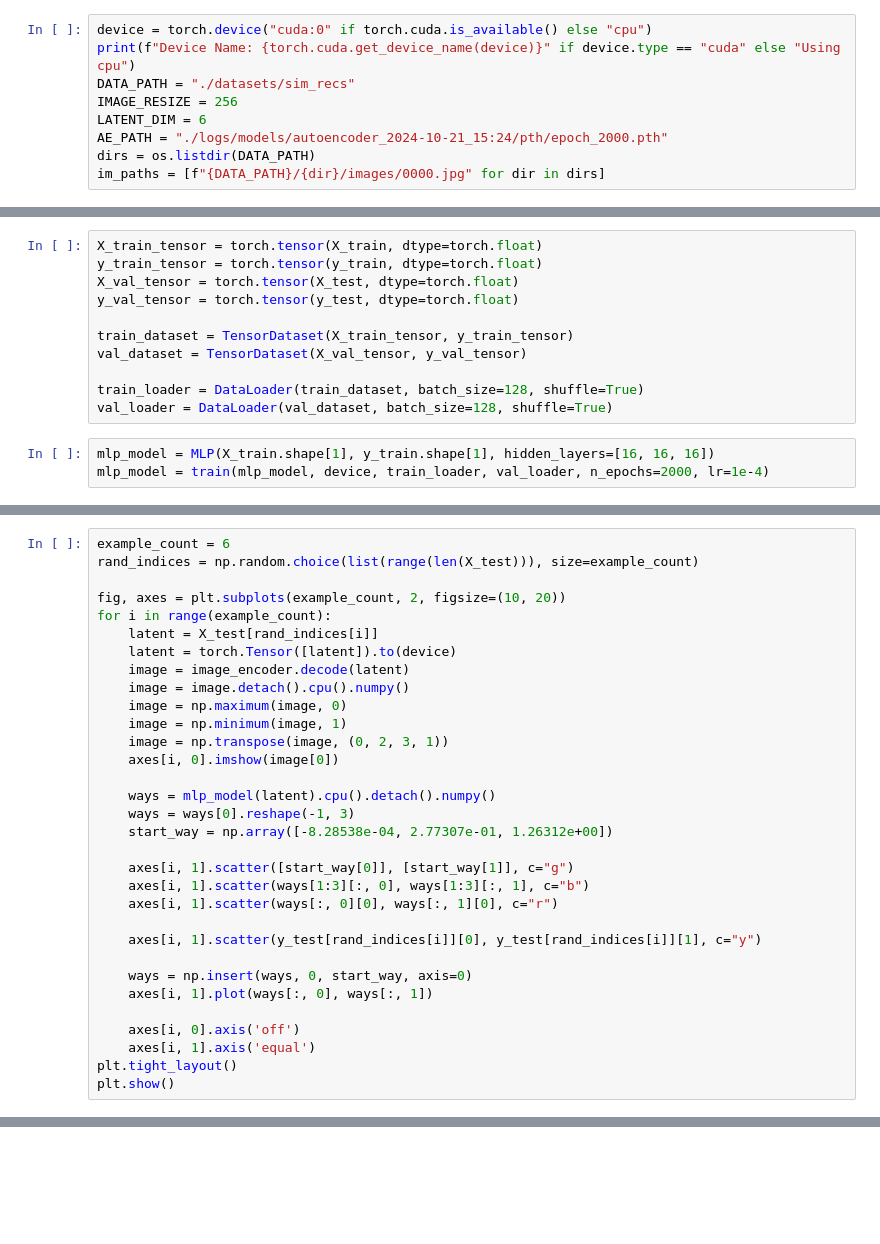
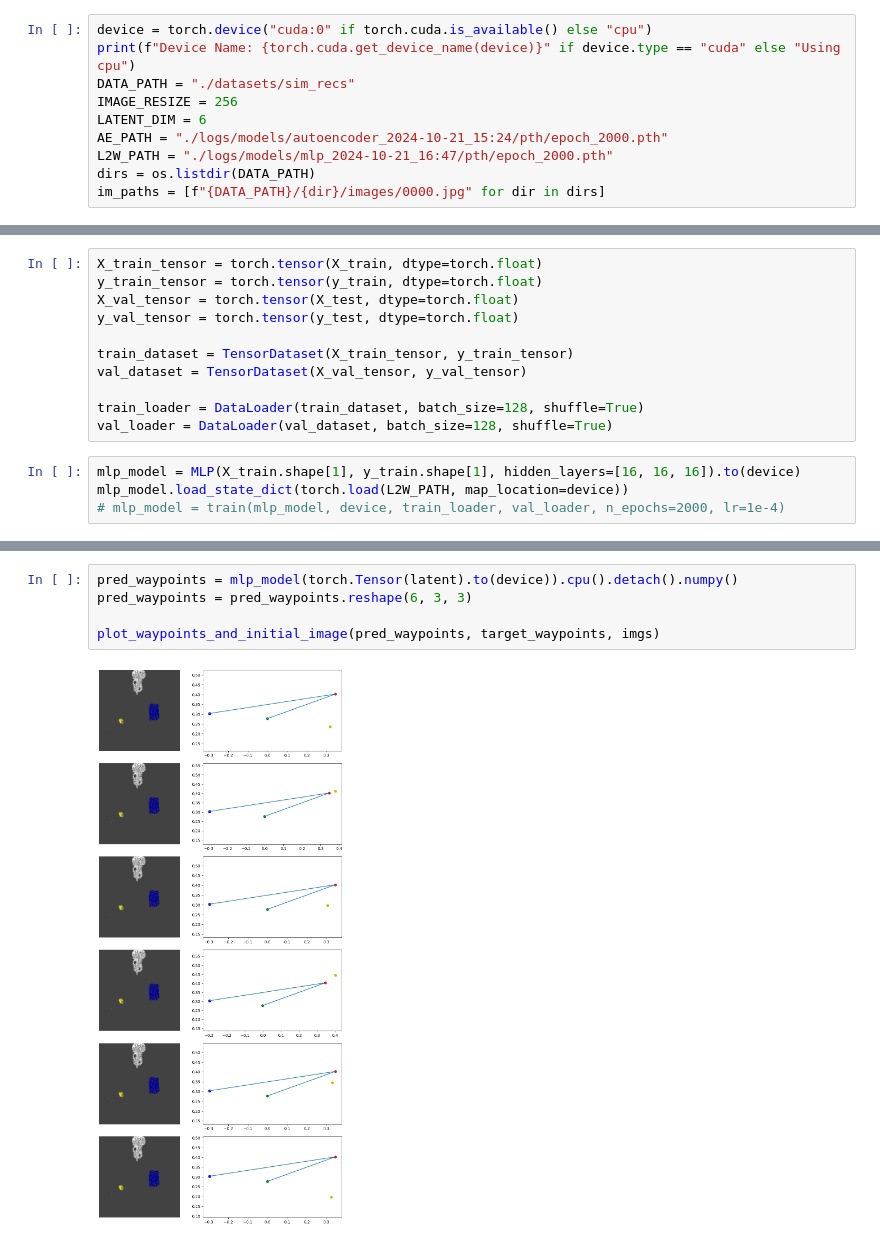
Before and after one commit to Tupryk/SimpleIL, a Jupyter notebook: latent2waypoints.ipynb, the cells around one changed output, grey strips where cells are left out. Drawn from its saved outputs; the diff is of its cells as text; blank space fills up the shorter version.

```diff
--- a/latent2waypoints.ipynb
+++ b/latent2waypoints.ipynb
@@ -23,6 +24,7 @@ DATA_PATH = "./datasets/sim_recs"
 IMAGE_RESIZE = 256
 LATENT_DIM = 6
 AE_PATH = "./logs/models/autoencoder_2024-10-21_15:24/pth/epoch_2000.pth"
+L2W_PATH = "./logs/models/mlp_2024-10-21_16:47/pth/epoch_2000.pth"
 dirs = os.listdir(DATA_PATH)
 im_paths = [f"{DATA_PATH}/{dir}/images/0000.jpg" for dir in dirs]
 # %% [output]
@@ -126,6 +114,7 @@ val_dataset = TensorDataset(X_val_tensor, y_val_tensor)
 train_loader = DataLoader(train_dataset, batch_size=128, shuffle=True)
 val_loader = DataLoader(val_dataset, batch_size=128, shuffle=True)
 # %%
-mlp_model = MLP(X_train.shape[1], y_train.shape[1], hidden_layers=[16, 16, 16])
-mlp_model = train(mlp_model, device, train_loader, val_loader, n_epochs=2000, lr=1e-4)
+mlp_model = MLP(X_train.shape[1], y_train.shape[1], hidden_layers=[16, 16, 16]).to(device)
+mlp_model.load_state_dict(torch.load(L2W_PATH, map_location=device))
+# mlp_model = train(mlp_model, device, train_loader, val_loader, n_epochs=2000, lr=1e-4)
 # %% [output]
@@ -164,32 +135,0 @@ Avg. dev. from desired point (m):  0.013286914110649757
-# %%
-example_count = 6
-rand_indices = np.random.choice(list(range(len(X_test))), size=example_count)
-
-fig, axes = plt.subplots(example_count, 2, figsize=(10, 20))
-for i in range(example_count):
-    latent = X_test[rand_indices[i]]
-    latent = torch.Tensor([latent]).to(device)
-    image = image_encoder.decode(latent)
-    image = image.detach().cpu().numpy()
-    image = np.maximum(image, 0)
-    image = np.minimum(image, 1)
-    image = np.transpose(image, (0, 2, 3, 1))
-    axes[i, 0].imshow(image[0])
-
-    ways = mlp_model(latent).cpu().detach().numpy()
-    ways = ways[0].reshape(-1, 3)
-    start_way = np.array([-8.28538e-04, 2.77307e-01, 1.26312e+00])
-
-    axes[i, 1].scatter([start_way[0]], [start_way[1]], c="g")
-    axes[i, 1].scatter(ways[1:3][:, 0], ways[1:3][:, 1], c="b")
-    axes[i, 1].scatter(ways[:, 0][0], ways[:, 1][0], c="r")
-
-    axes[i, 1].scatter(y_test[rand_indices[i]][0], y_test[rand_indices[i]][1], c="y")
-
-    ways = np.insert(ways, 0, start_way, axis=0)
-    axes[i, 1].plot(ways[:, 0], ways[:, 1])
-
-    axes[i, 0].axis('off')
-    axes[i, 1].axis('equal')
-plt.tight_layout()
-plt.show()
@@ -197,0 +136,7 @@ plt.show()
+# %%
+pred_waypoints = mlp_model(torch.Tensor(latent).to(device)).cpu().detach().numpy()
+pred_waypoints = pred_waypoints.reshape(6, 3, 3)
+
+plot_waypoints_and_initial_image(pred_waypoints, target_waypoints, imgs)
+# %% [output]
+[figure, added]
```
Also changed, not shown: parts of 7 cells of this notebook.
